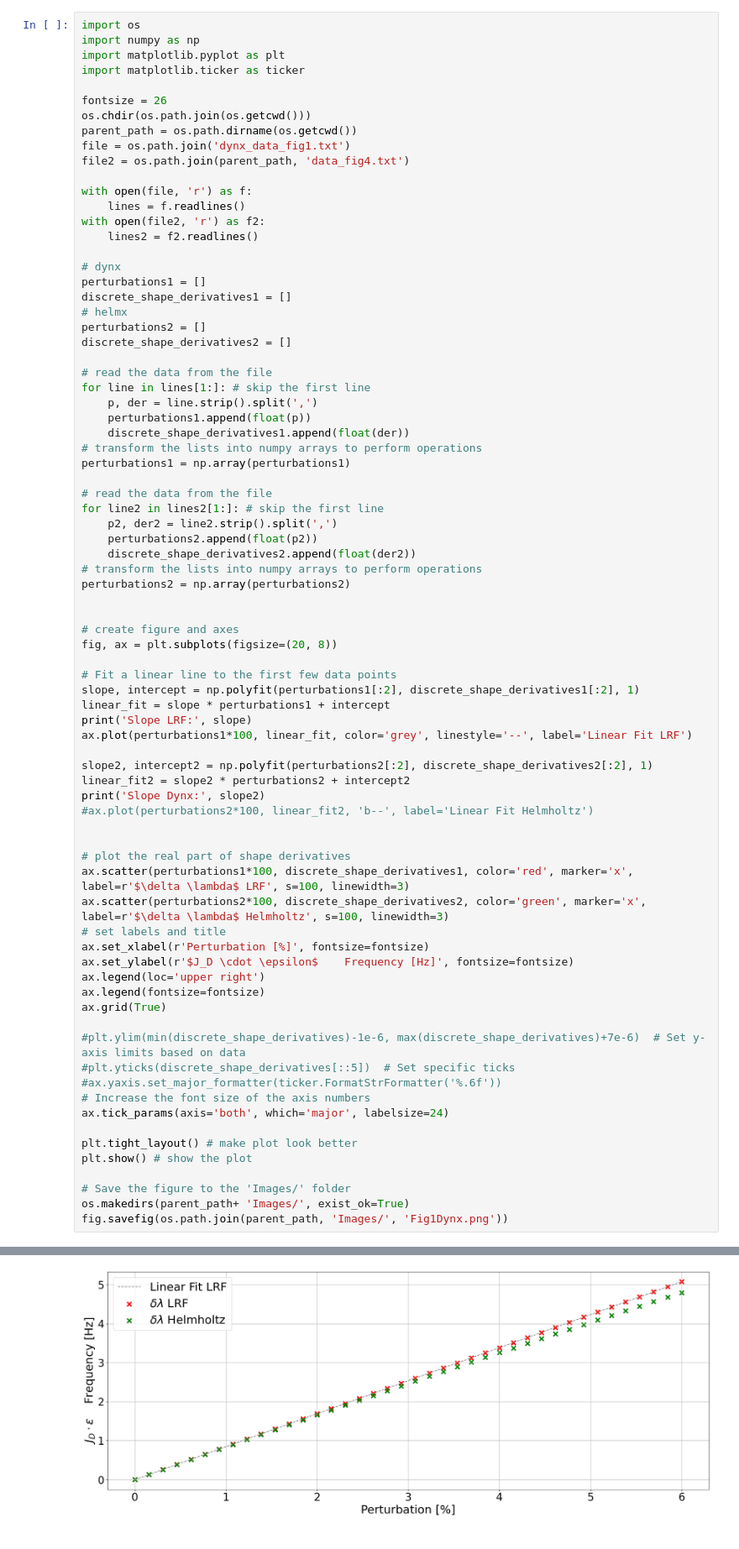
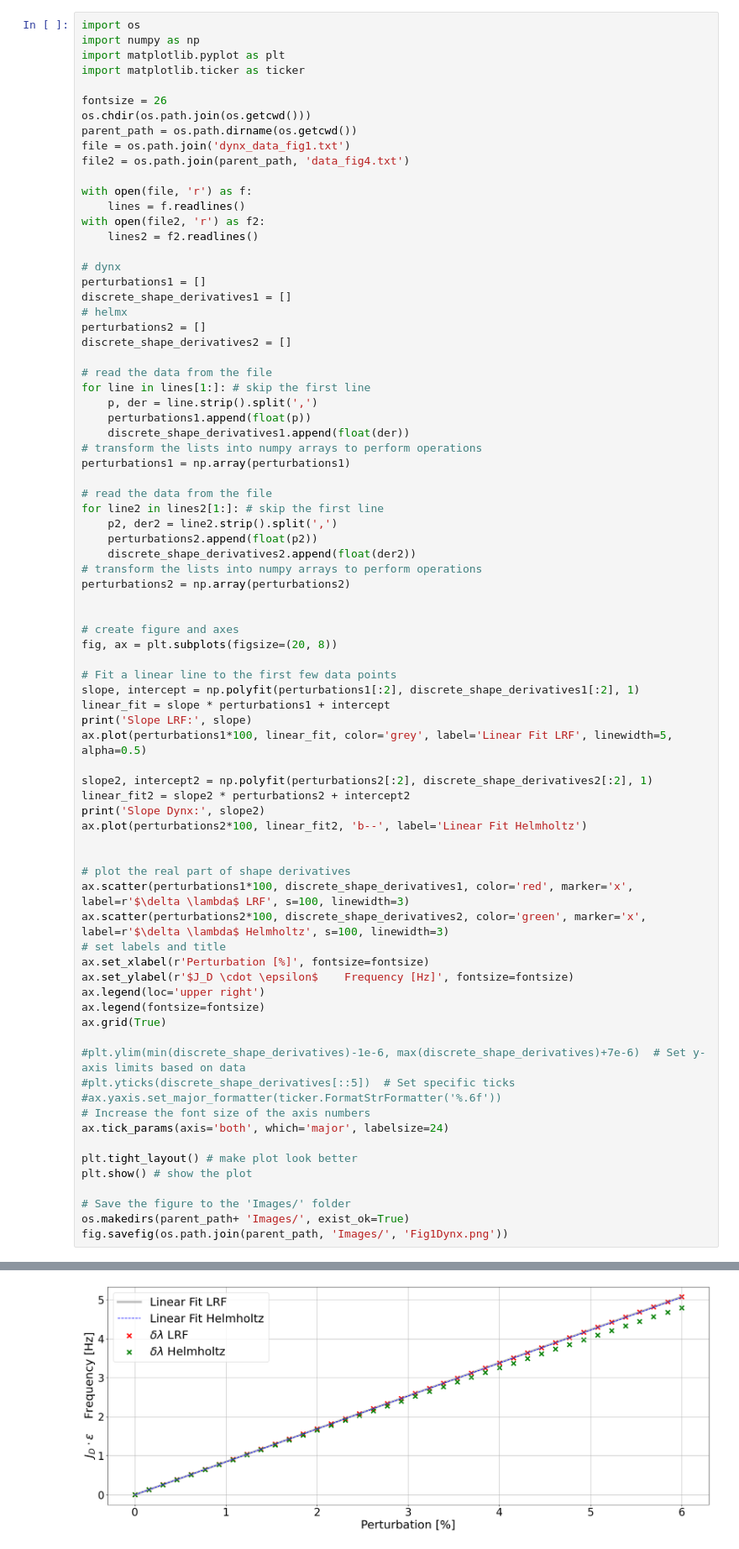
Before and after one commit to kspc0/helmholtz-x-TFD, a Jupyter notebook: Figures/dynxFigures/Dynx_Fig1.ipynb, the cells around one changed output, grey strips where cells are left out. Shown: that part at 84% size. Cells and saved outputs as stored; diff of their text form.

```diff
--- a/Figures/dynxFigures/Dynx_Fig1.ipynb
+++ b/Figures/dynxFigures/Dynx_Fig1.ipynb
@@ -52,37 +52,37 @@ fig, ax = plt.subplots(figsize=(20, 8))
 slope, intercept = np.polyfit(perturbations1[:2], discrete_shape_derivatives1[:2], 1)
 linear_fit = slope * perturbations1 + intercept
 print('Slope LRF:', slope)
-ax.plot(perturbations1*100, linear_fit, color='grey', linestyle='--', label='Linear Fit LRF')
+ax.plot(perturbations1*100, linear_fit, color='grey', label='Linear Fit LRF', linewidth=5, alpha=0.5)
 
 slope2, intercept2 = np.polyfit(perturbations2[:2], discrete_shape_derivatives2[:2], 1)
 linear_fit2 = slope2 * perturbations2 + intercept2
 print('Slope Dynx:', slope2)
-#ax.plot(perturbations2*100, linear_fit2, 'b--', label='Linear Fit Helmholtz')
+ax.plot(perturbations2*100, linear_fit2, 'b--', label='Linear Fit Helmholtz')
 
 
 # plot the real part of shape derivatives
 ax.scatter(perturbations1*100, discrete_shape_derivatives1, color='red', marker='x', label=r'$\delta \lambda$ LRF', s=100, linewidth=3)
 ax.scatter(perturbations2*100, discrete_shape_derivatives2, color='green', marker='x', label=r'$\delta \lambda$ Helmholtz', s=100, linewidth=3)
 # set labels and title
 ax.set_xlabel(r'Perturbation [%]', fontsize=fontsize)
 ax.set_ylabel(r'$J_D \cdot \epsilon$    Frequency [Hz]', fontsize=fontsize)
 ax.legend(loc='upper right')
 ax.legend(fontsize=fontsize)
 ax.grid(True)
 
 #plt.ylim(min(discrete_shape_derivatives)-1e-6, max(discrete_shape_derivatives)+7e-6)  # Set y-axis limits based on data
 #plt.yticks(discrete_shape_derivatives[::5])  # Set specific ticks
 #ax.yaxis.set_major_formatter(ticker.FormatStrFormatter('%.6f'))
 # Increase the font size of the axis numbers
 ax.tick_params(axis='both', which='major', labelsize=24)
 
 plt.tight_layout() # make plot look better
 plt.show() # show the plot
 
 # Save the figure to the 'Images/' folder
 os.makedirs(parent_path+ 'Images/', exist_ok=True)
 fig.savefig(os.path.join(parent_path, 'Images/', 'Fig1Dynx.png'))
 # %% [output]
 Slope LRF: 84.66541521077872
 Slope Dynx: 84.45812793687986
-[figure, old version]
+[figure, new version]
```
Also changed, not shown: 6 other files.
